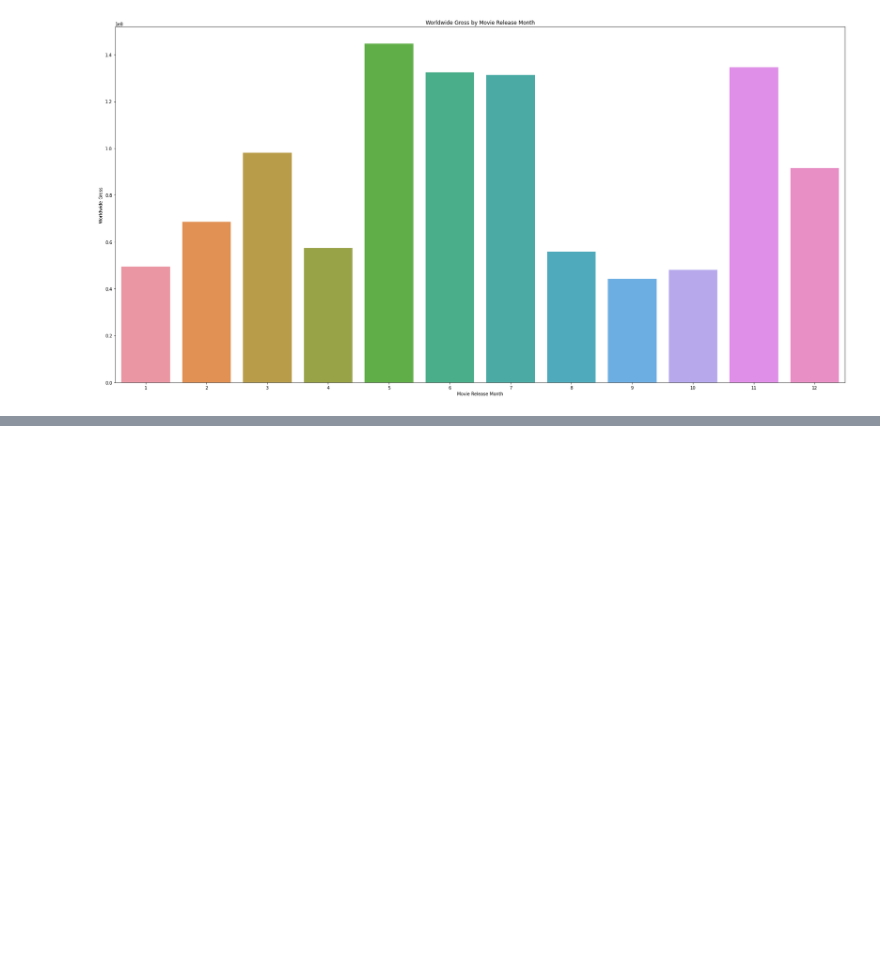
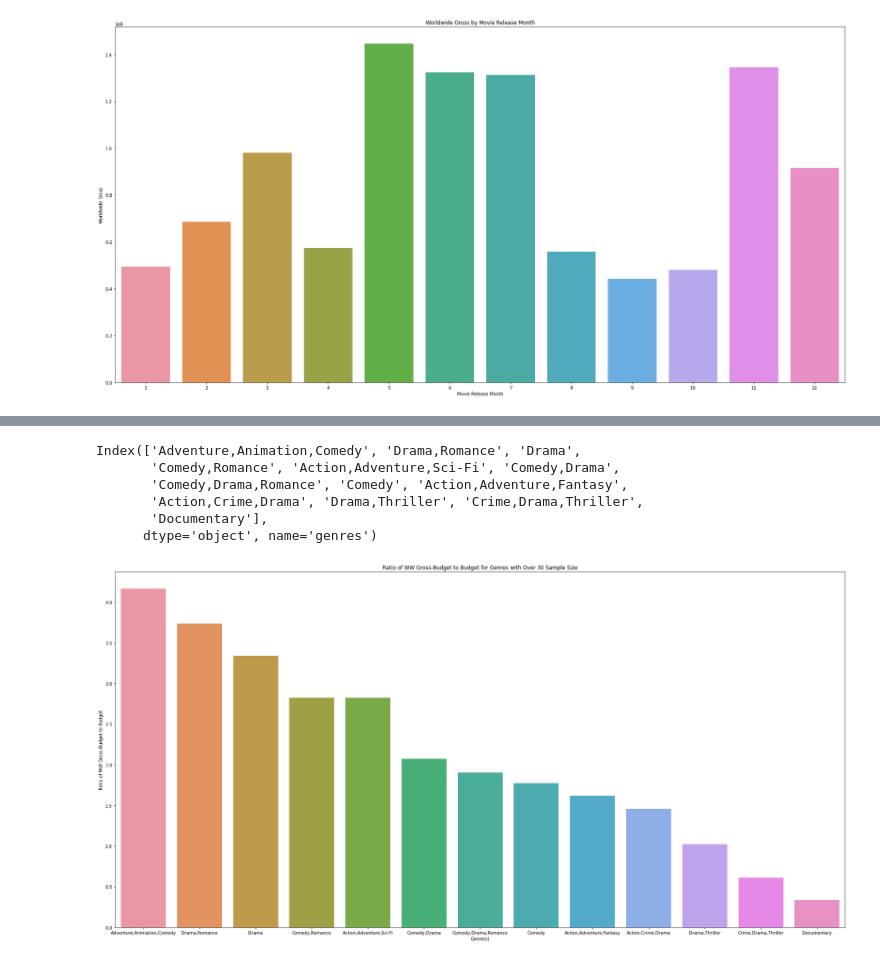
Before and after one commit to kmcneil901/Film-Type-Proposal-09.2023, a Jupyter notebook: student.ipynb, the cells around one changed output, grey strips where cells are left out. Drawn from its saved outputs; the diff is of its cells as text; code cells hidden in the pictures; blank space fills up the shorter version.

```diff
--- a/student.ipynb
+++ b/student.ipynb
@@ -597,0 +1081,2 @@ ax.set_ylabel('Worldwide Gross');
+# %%
+budgets_top_rated_merged['WW Gross-Budget'] = budgets_top_rated_merged['worldwide_gross'] - budgets_top_rated_merged['production_budget']
@@ -597,0 +1099,2 @@ ax.set_ylabel('Worldwide Gross');
+# %%
+budgets_top_rated_merged['Ratio G-B to Budget'] = budgets_top_rated_merged['WW Gross-Budget'] / budgets_top_rated_merged['production_budget']
@@ -597,0 +1185,18 @@ ax.set_ylabel('Worldwide Gross');
+# %%
+genres_over_30_counts = budgets_top_rated_merged.loc[
+    (budgets_top_rated_merged['genres'] == 'Drama') |
+    (budgets_top_rated_merged['genres'] == 'Comedy,Drama') |
+    (budgets_top_rated_merged['genres'] == 'Adventure,Animation,Comedy') |
+    (budgets_top_rated_merged['genres'] == 'Comedy,Drama,Romance') |
+    (budgets_top_rated_merged['genres'] == 'Drama,Romance') |
+    (budgets_top_rated_merged['genres'] == 'Comedy') |
+    (budgets_top_rated_merged['genres'] == 'Action,Adventure,Sci-Fi') |
+    (budgets_top_rated_merged['genres'] == 'Action,Crime,Drama') |
+    (budgets_top_rated_merged['genres'] == 'Comedy,Romance') |
+    (budgets_top_rated_merged['genres'] == 'Action,Adventure,Fantasy') |
+    (budgets_top_rated_merged['genres'] == 'Documentary') |
+    (budgets_top_rated_merged['genres'] == 'Drama,Thriller') |
+    (budgets_top_rated_merged['genres'] == 'Crime,Drama,Thriller') ]
+# %%
+genres_over_30_means = genres_over_30_counts.groupby('genres').mean().sort_values(by='Ratio G-B to Budget', ascending=False)
+genres_over_30_means
@@ -597,0 +1219,19 @@ ax.set_ylabel('Worldwide Gross');
+# %%
+genres_over_30_means.index
+# %% [output]
+Index(['Adventure,Animation,Comedy', 'Drama,Romance', 'Drama',
+       'Comedy,Romance', 'Action,Adventure,Sci-Fi', 'Comedy,Drama',
+       'Comedy,Drama,Romance', 'Comedy', 'Action,Adventure,Fantasy',
+       'Action,Crime,Drama', 'Drama,Thriller', 'Crime,Drama,Thriller',
+       'Documentary'],
+      dtype='object', name='genres')
+# %%
+fig, ax = plt.subplots(figsize=(30,15))
+
+sns.barplot(x=genres_over_30_means.index, y=genres_over_30_means['Ratio G-B to Budget'])
+
+ax.set_title('Ratio of WW Gross-Budget to Budget for Genres with Over 30 Sample Size')
+ax.set_xlabel('Genre(s)')
+ax.set_ylabel('Ratio of WW Gross-Budget to Budget');
+# %% [output]
+[figure, added]
```
Also changed, not shown: parts of 88 cells of this notebook.
